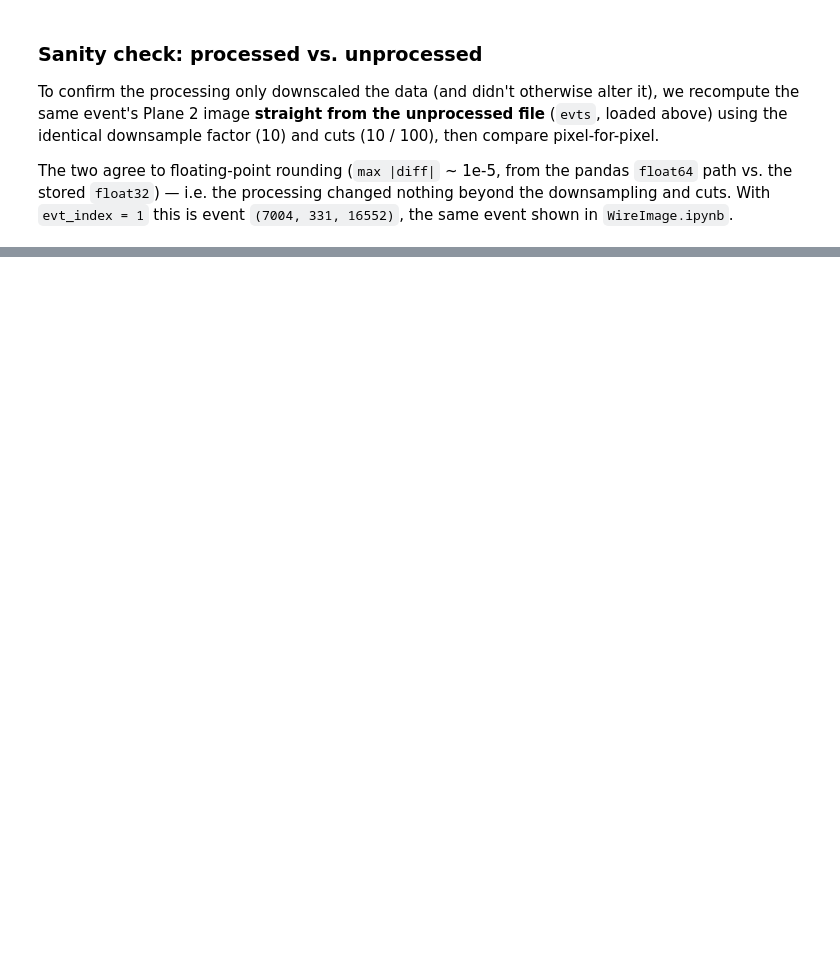
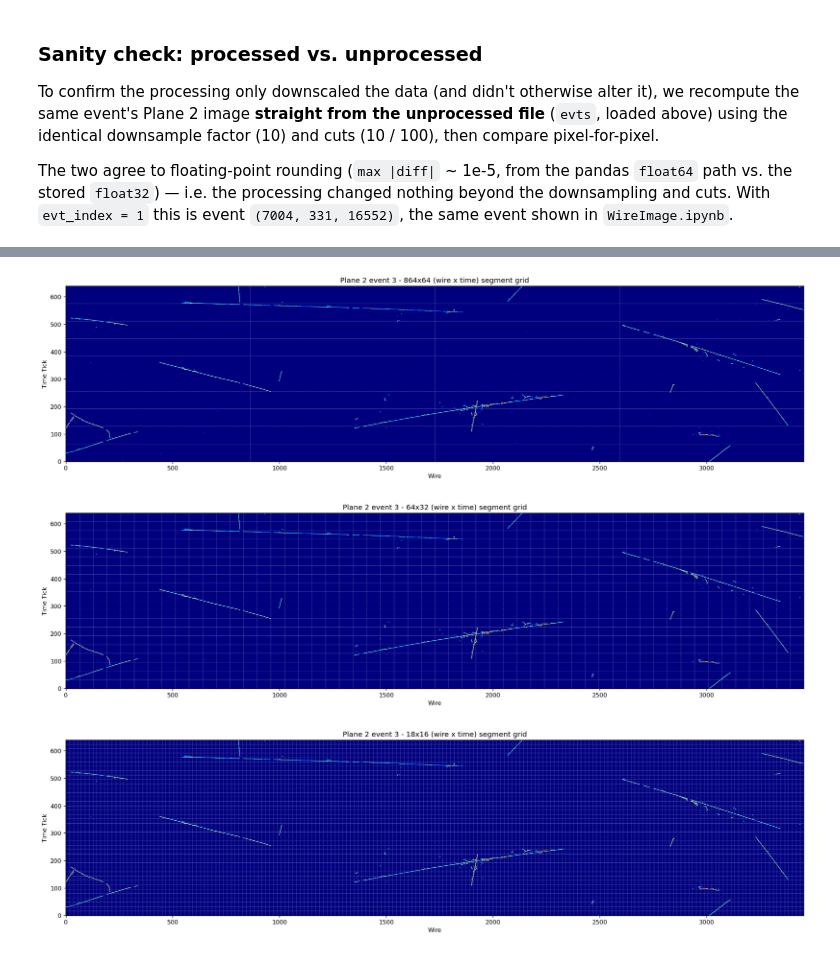
Before and after one commit to AidanShim/SCARAB, a Jupyter notebook: tutorial/MBOONE/microboone_open_data.ipynb, the cells around one changed output, grey strips where cells are left out. Saved outputs shown, nothing was run; the diff lists cells and outputs as text; code cells hidden in the pictures; blank space fills up the shorter version.

```diff
--- a/tutorial/MBOONE/microboone_open_data.ipynb
+++ b/tutorial/MBOONE/microboone_open_data.ipynb
@@ -117,0 +150,19 @@ max |processed - raw| = 1.52587890625e-05
+# %%
+# Boundary overlay: full image with the segment grid drawn on top.
+# This scales to ALL sizes (montaging 64x32 / 18x16 is impractical: 1080 / 7680 tiles).
+def plot_segment_grid(evt_index, seg_wire, seg_time):
+    img = data.full_image(evt_index, cut=True)               # (wire, time), cuts applied
+    W, T = img.shape
+    plt.figure(figsize=(18, 5), dpi=120)
+    plt.imshow(img.T, vmin=0, vmax=data.saturation, origin="lower", cmap="jet", aspect="auto")
+    for x in range(seg_wire, W, seg_wire): plt.axvline(x, color="w", lw=0.4, ls=":")
+    for y in range(seg_time, T, seg_time): plt.axhline(y, color="w", lw=0.4, ls=":")
+    plt.title("Plane 2 event %d - %dx%d (wire x time) segment grid" % (evt_index, seg_wire, seg_time))
+    plt.xlabel("Wire"); plt.ylabel("Time Tick"); plt.tight_layout(); plt.show()
+
+for sw, st in [(864, 64), (64, 32), (18, 16)]:
+    plot_segment_grid(evt_index, sw, st)
+# %% [output]
+[figure, added]
+[figure, added]
+[figure, added]
```
Also changed, not shown: parts of 5 cells of this notebook.
